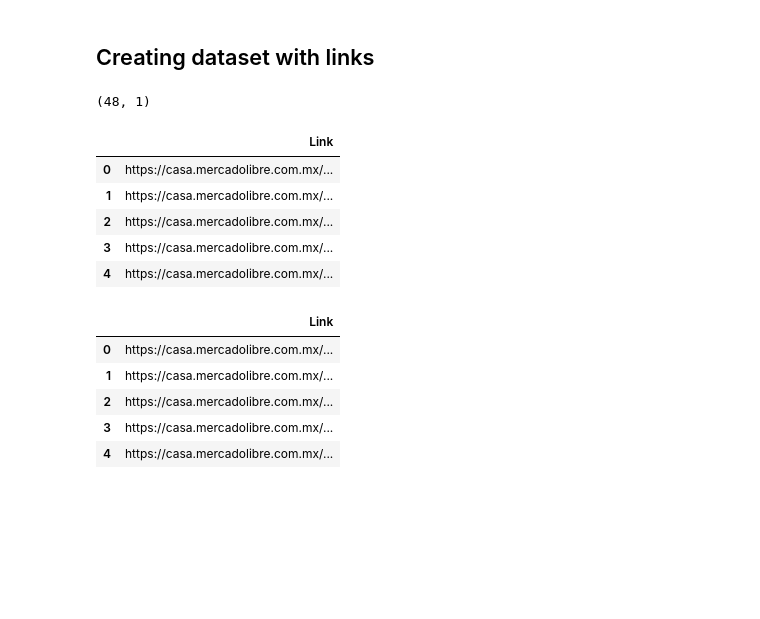
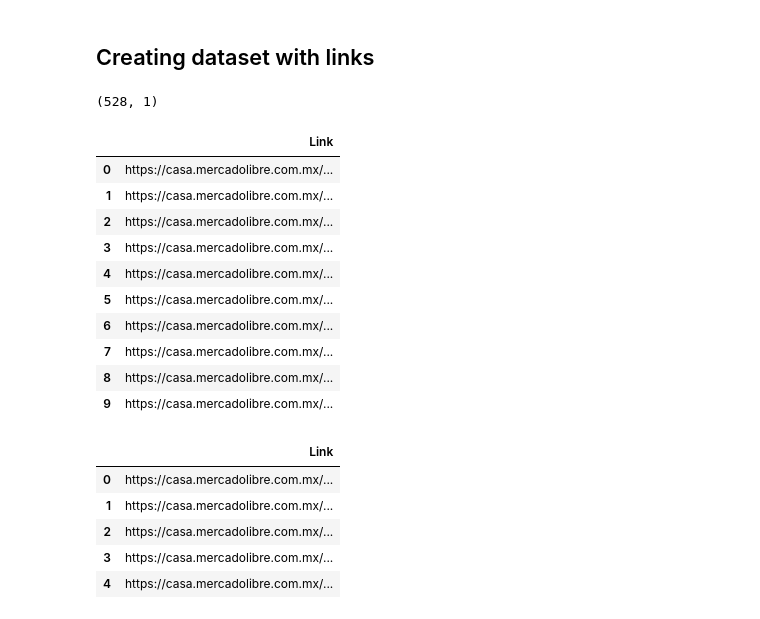
Before and after one commit to GerYar/WebscrapingHousing, a Jupyter notebook: Housing_meli.ipynb, the cells around one changed output. Saved outputs shown, nothing was run; the diff lists cells and outputs as text; code cells hidden in the pictures; blank space fills up the shorter version.

```diff
--- a/Housing_meli.ipynb
+++ b/Housing_meli.ipynb
@@ -54,8 +58,9 @@ time.sleep(3)
 contador = 0
 
 Link = []
-while contador < 1:
-    time.sleep(4)
+while contador < 11:
+    time.sleep(random.uniform(4, 8))
+    #time.sleep(4)
 
     page_source = driver.page_source
     soup = BeautifulSoup(page_source, 'html.parser')
@@ -68,6 +73,7 @@ while contador < 1:
         Link.append(href_valor)
 
     siguiente = WebDriverWait(driver, 20).until(lambda driver: driver.find_element(By.XPATH, '//*[@id="root-app"]/div/div[3]/section/nav/ul/li[12]/a'))
+    time.sleep(random.uniform(4, 8))
     siguiente.click() #dar click
 
     contador += 1
@@ -118,31 +124,36 @@ Link
 # %%
 import pandas as pd
 resultadosd=[Link]
 
 #transponer dataframe
 df=pd.DataFrame(resultadosd).T
 # contar elementos
 print(df.shape)
 #poner encabezado
 nuevos_nombres = {
     0: 'Link'
 }
 
 df.rename(columns=nuevos_nombres, inplace=True)
 
-df =df.iloc[:5]
-df
+#df =df.iloc[:5]
+#df
 
 
 #exportar a un excel
-df.to_excel('data_housing.xlsx')
+df.to_excel('data_housing_528_1.xlsx')
 df.head(10)
 # %% [output]
-(48, 1)
+(528, 1)
 |  | Link |
 | 0 | https://casa.mercadolibre.com.mx/... |
 | 1 | https://casa.mercadolibre.com.mx/... |
 | 2 | https://casa.mercadolibre.com.mx/... |
 | 3 | https://casa.mercadolibre.com.mx/... |
 | 4 | https://casa.mercadolibre.com.mx/... |
+| 5 | https://casa.mercadolibre.com.mx/... |
+| 6 | https://casa.mercadolibre.com.mx/... |
+| 7 | https://casa.mercadolibre.com.mx/... |
+| 8 | https://casa.mercadolibre.com.mx/... |
+| 9 | https://casa.mercadolibre.com.mx/... |
 # %%
```
Also changed, not shown: parts of 16 cells of this notebook, 28 other files.
